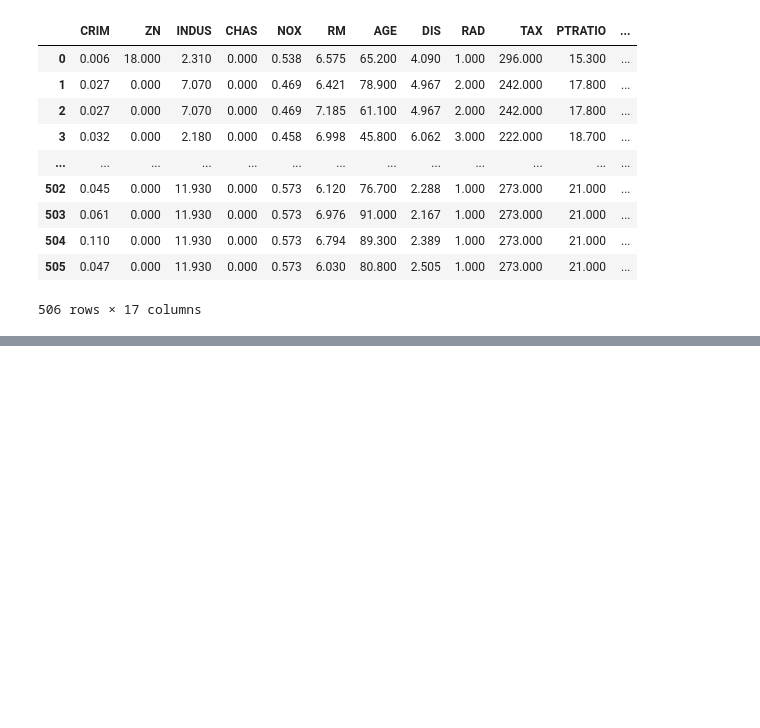
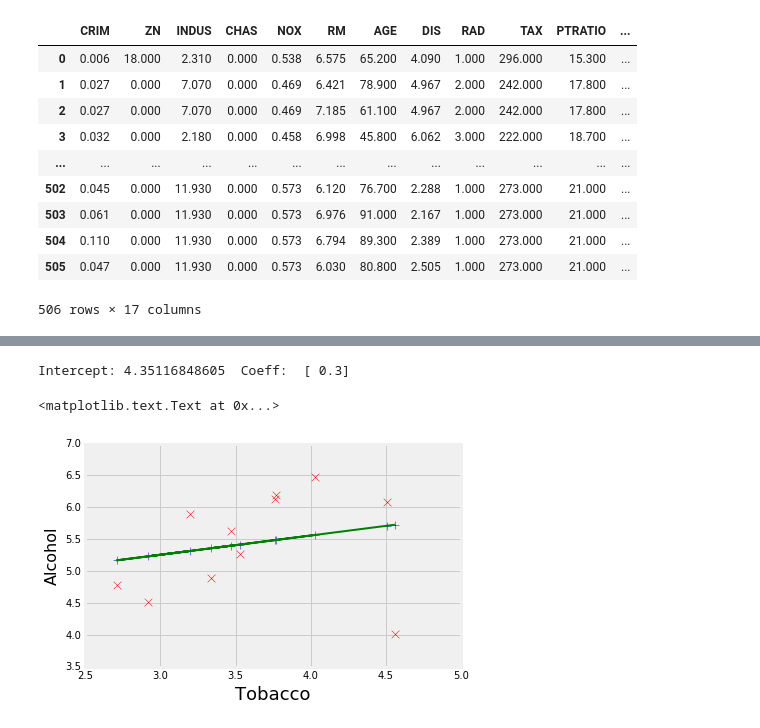
Before and after one commit to sada-narayanappa/Notebooks, a Jupyter notebook: Notes/100-MachineLearning.ipynb, the cells around one changed output, grey strips where cells are left out. Cells and saved outputs as stored; diff of their text form; code cells hidden in the pictures; blank space fills up the shorter version.

```diff
--- a/Notes/100-MachineLearning.ipynb
+++ b/Notes/100-MachineLearning.ipynb
@@ -180,0 +261,40 @@ mydata_with_pd
+# %%
+%run "../common.ipynb"
+
+data='''Region Alcohol Tobacco
+North 6.47 4.03
+Yorkshire 6.13 3.76
+Northeast 6.19 3.77
+East-Midlands 4.89 3.34
+West-Midlands 5.63 3.47
+East-Anglia 4.52 2.92
+Southeast 5.89 3.20
+Southwest 4.79 2.71
+Wales 5.27 3.53
+Scotland 6.08 4.51
+Northern-Ireland 4.02 4.56'''
+
+df  = LoadDataSet(data, seperator=" ");
+df['Alcohol']=df.Alcohol.astype(float)
+df['Tobacco']=df.Tobacco.astype(float)
+
+X=df[['Tobacco']].as_matrix()
+y=df.Alcohol.values
+
+## -----
+lm = LinearRegression()
+lm.fit(X, y)
+
+print ("Intercept:" , lm.intercept_, " Coeff: ", lm.coef_)
+
+yp = lm.predict(h)
+
+plt.scatter(X, y,  alpha=1, marker='x', s=60, c = 'r')
+plt.scatter(X, yp, alpha=1, marker='+', s=60, c = 'b')
+plt.plot(X, yp , color='g',linewidth=2)
+plt.xlabel('Tobacco', fontsize=18)
+plt.ylabel('Alcohol', fontsize=16)
+# %% [output]
+Intercept: 4.35116848605  Coeff:  [ 0.3]
+<matplotlib.text.Text at 0x...>
+[figure, added]
```
Also changed, not shown: parts of 6 cells of this notebook, 5 other files.
